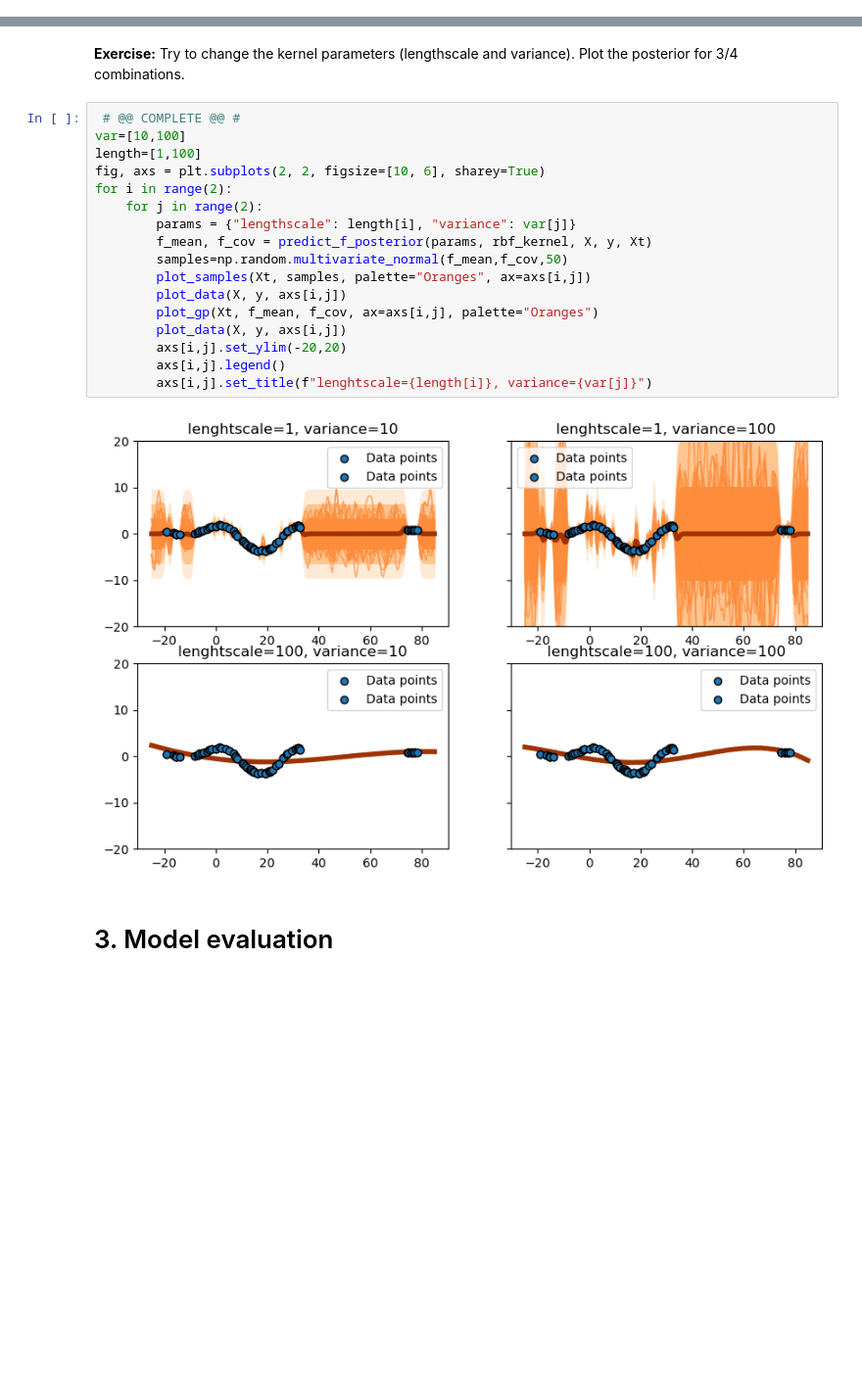
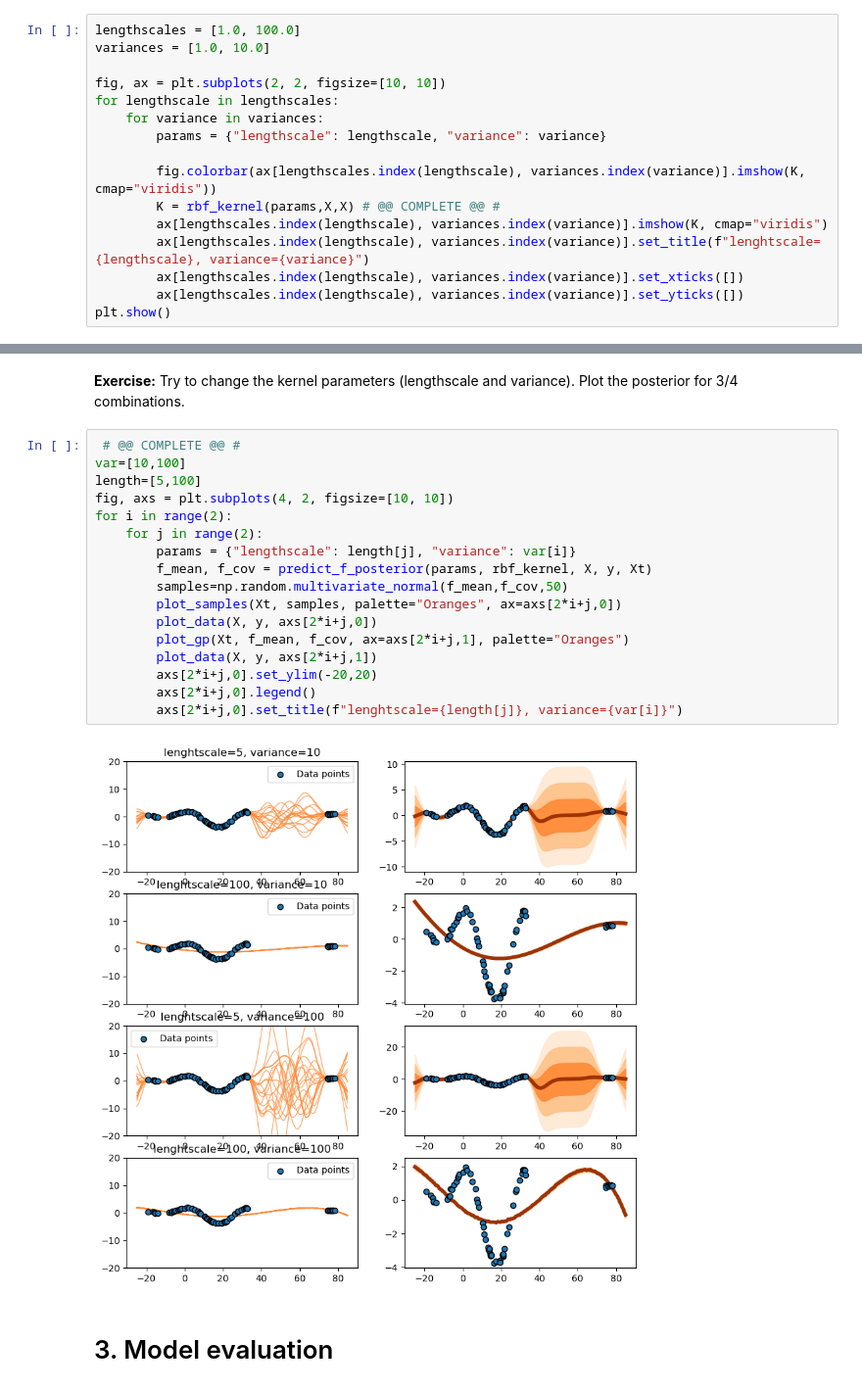
Before and after one commit to Michele2301/asi-labs, a Jupyter notebook: lab_week2-public/Gaussian_Process_Regression.ipynb, the cells around one changed output, grey strips where cells are left out. Shown at 98% size. Drawn from its saved outputs; the diff is of its cells as text; blank space fills up the shorter version.

```diff
--- a/lab_week2-public/Gaussian_Process_Regression.ipynb
+++ b/lab_week2-public/Gaussian_Process_Regression.ipynb
@@ -132,0 +121,16 @@ plt.show()
+# %%
+lengthscales = [1.0, 100.0]
+variances = [1.0, 10.0]
+
+fig, ax = plt.subplots(2, 2, figsize=[10, 10])
+for lengthscale in lengthscales:
+    for variance in variances:
+        params = {"lengthscale": lengthscale, "variance": variance}
+
+        fig.colorbar(ax[lengthscales.index(lengthscale), variances.index(variance)].imshow(K, cmap="viridis"))
+        K = rbf_kernel(params,X,X) # @@ COMPLETE @@ #
+        ax[lengthscales.index(lengthscale), variances.index(variance)].imshow(K, cmap="viridis")
+        ax[lengthscales.index(lengthscale), variances.index(variance)].set_title(f"lenghtscale={lengthscale}, variance={variance}")
+        ax[lengthscales.index(lengthscale), variances.index(variance)].set_xticks([])
+        ax[lengthscales.index(lengthscale), variances.index(variance)].set_yticks([])
+plt.show()
@@ -321,22 +337,22 @@ Try to change the kernel parameters (lengthscale and variance). Plot the posteri
 # %%
  # @@ COMPLETE @@ #
 var=[10,100]
-length=[1,100]
-fig, axs = plt.subplots(2, 2, figsize=[10, 6], sharey=True)
+length=[5,100]
+fig, axs = plt.subplots(4, 2, figsize=[10, 10])
 for i in range(2):
     for j in range(2):
-        params = {"lengthscale": length[i], "variance": var[j]}
+        params = {"lengthscale": length[j], "variance": var[i]}
         f_mean, f_cov = predict_f_posterior(params, rbf_kernel, X, y, Xt)
         samples=np.random.multivariate_normal(f_mean,f_cov,50)
-        plot_samples(Xt, samples, palette="Oranges", ax=axs[i,j])
-        plot_data(X, y, axs[i,j])
-        plot_gp(Xt, f_mean, f_cov, ax=axs[i,j], palette="Oranges")
-        plot_data(X, y, axs[i,j])
-        axs[i,j].set_ylim(-20,20)
-        axs[i,j].legend()
-        axs[i,j].set_title(f"lenghtscale={length[i]}, variance={var[j]}")
+        plot_samples(Xt, samples, palette="Oranges", ax=axs[2*i+j,0])
+        plot_data(X, y, axs[2*i+j,0])
+        plot_gp(Xt, f_mean, f_cov, ax=axs[2*i+j,1], palette="Oranges")
+        plot_data(X, y, axs[2*i+j,1])
+        axs[2*i+j,0].set_ylim(-20,20)
+        axs[2*i+j,0].legend()
+        axs[2*i+j,0].set_title(f"lenghtscale={length[j]}, variance={var[i]}")
 # %% [output]
-[figure, old version]
+[figure, new version]
 # %% [markdown]
 # 3. Model evaluation
 # %% [markdown]
```
Also changed, not shown: parts of 10 cells of this notebook.
